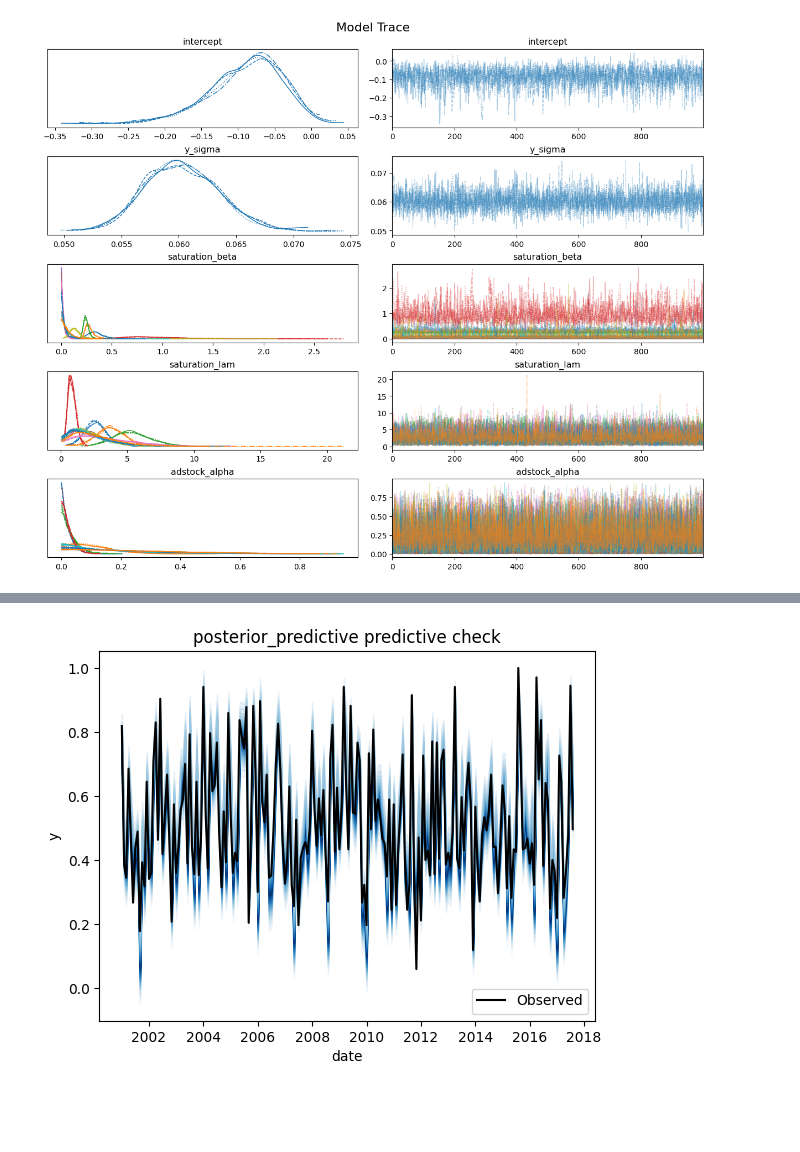
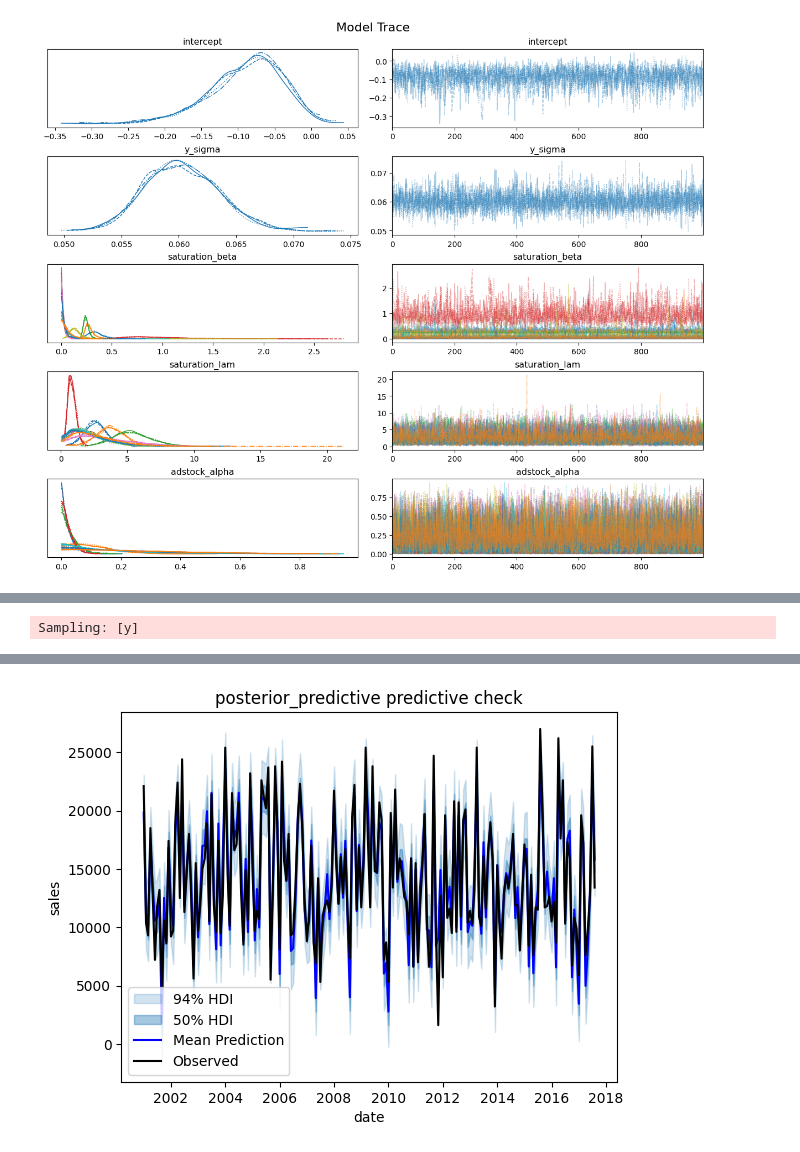
Before and after one commit to helios1014/marketing_mix_modeling, a Jupyter notebook: mmm.ipynb, the cells around one changed output, grey strips where cells are left out. Saved outputs shown, nothing was run; the diff lists cells and outputs as text; code cells hidden in the pictures; blank space fills up the shorter version.

```diff
--- a/mmm.ipynb
+++ b/mmm.ipynb
@@ -292,0 +278,5 @@ rng: np.random.Generator = np.random.default_rng(seed=seed)
+# %%
+scaler = MaxAbsScaler()
+data_df['cpi_all_raw'] = scaler.fit_transform(data_df[['cpi_all_raw']])
+data_df.rename(columns={'cpi_all_raw':'cpi'}, inplace=True)
+data_df.head()
@@ -298,3 +292,8 @@ y = raw_df['sales']
+# %%
+data_df['Time'] = data_df['Time'].dt.to_timestamp() #needed as pymc-marketing cannot work with period data types
+# %%
+x = data_df.drop(['sales'], axis=1) #while the other variables will be pulled from data_df, it was easier to write these steps using the raw_df
+y = data_df['sales']
 # %%
 mmm_model_config = {
     "intercept": Prior("Normal", mu=0.5, sigma=0.2),
@@ -317,6 +316,6 @@ mmm = MMM(
     saturation=LogisticSaturation(),
     channel_columns=['tv_sponsorships','tv_cricket','tv_RON',
     'radio','NPP','Magazines','OOH','Social','Programmatic','Display_Rest','Search','Native'],
-    control_columns = holiday_names
+    control_columns = holiday_names.append('cpi')
 )
 # %%
@@ -429,5 +413,8 @@ Attributes:
     inference_library:          pymc
     inference_library_version:  5.25.1
 # %%
-mmm.plot_posterior_predictive(add_mean=False, add_gradient=True);
+mmm.sample_posterior_predictive(x, extend_idata=True, combined=True)
+fig = mmm.plot_posterior_predictive(original_scale=True)
+fig.gca().set(xlabel="date", ylabel="sales");
 # %% [output]
+Sampling: [y]
@@ -434,4 +423,4 @@ mmm.plot_posterior_predictive(add_mean=False, add_gradient=True);
-[figure, old version]
+[figure, new version]
 # %%
 mmm.plot_errors(original_scale=True);
 # %% [output]
```
Also changed, not shown: parts of 19 cells of this notebook, 1 other file.
